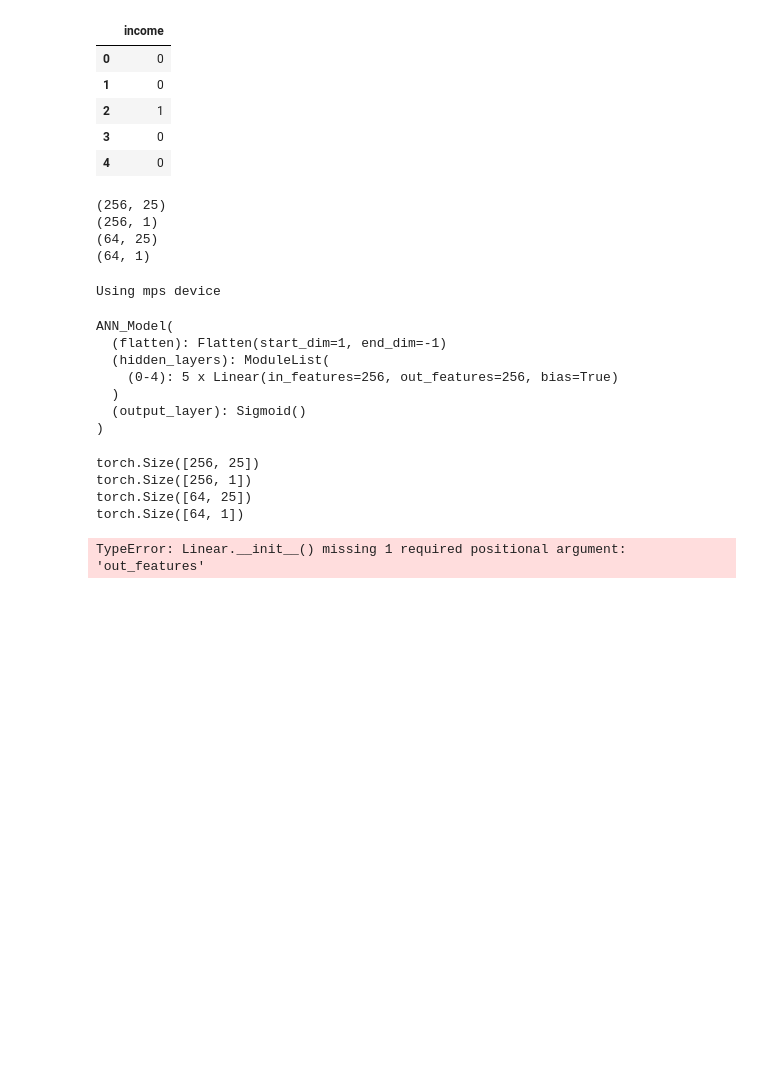
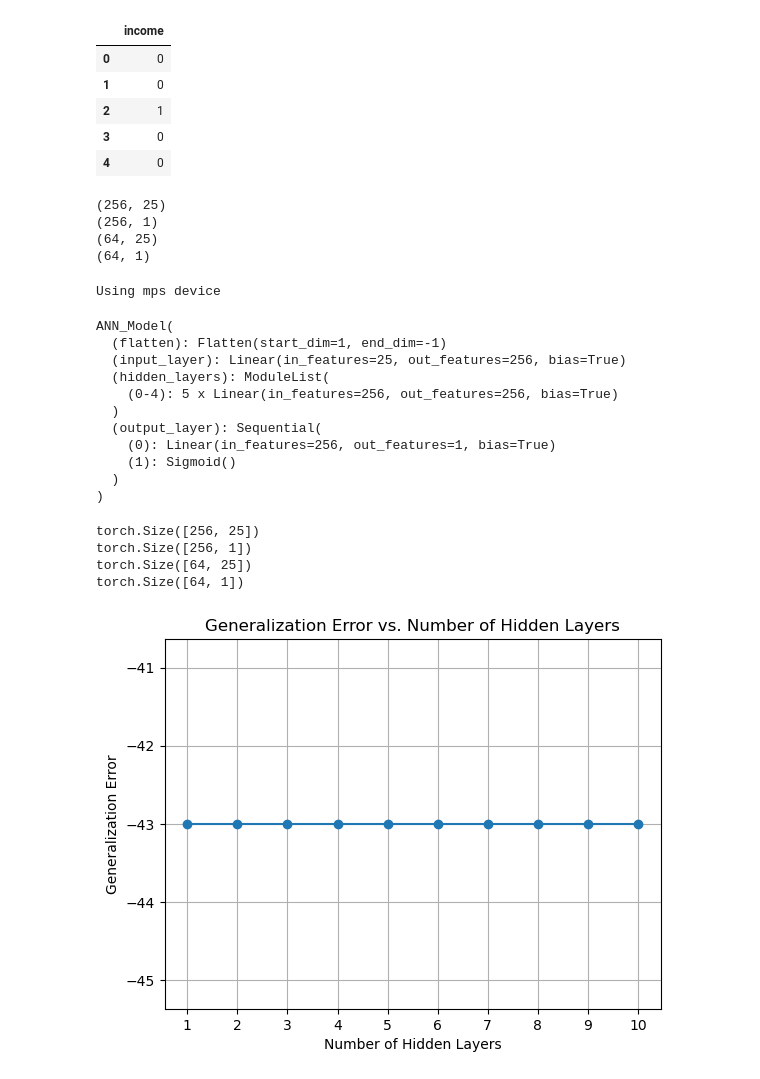
Before and after one commit to jennifer-dtu-2023/02450_project2, a Jupyter notebook: 2023-10-06_james_Regression_ANN/test.ipynb, the cells around one changed output. Drawn from its saved outputs; the diff is of its cells as text; code cells hidden in the pictures; blank space fills up the shorter version.

```diff
--- a/2023-10-06_james_Regression_ANN/test.ipynb
+++ b/2023-10-06_james_Regression_ANN/test.ipynb
@@ -88,11 +91,14 @@ class ANN_Model(nn.Module):
         self.num_hidden_layers = num_hidden_layers
         self.flatten = nn.Flatten()
 
-        self.input_layer = nn.Linear
+        self.input_layer = nn.Linear(self.input_dim, self.hidden_dim)
         self.hidden_layers = nn.ModuleList([
             nn.Linear(self.hidden_dim, self.hidden_dim) for _ in range(self.num_hidden_layers)
         ])
-        self.output_layer = nn.Sigmoid()
+        self.output_layer = nn.Sequential(
+            nn.Linear(self.hidden_dim, 1),
+            nn.Sigmoid()
+        )
 
     def forward(self, x):
         x = self.flatten(x)
@@ -111,10 +117,14 @@ print(model)
 # %% [output]
 ANN_Model(
   (flatten): Flatten(start_dim=1, end_dim=-1)
+  (input_layer): Linear(in_features=25, out_features=256, bias=True)
   (hidden_layers): ModuleList(
     (0-4): 5 x Linear(in_features=256, out_features=256, bias=True)
   )
-  (output_layer): Sigmoid()
+  (output_layer): Sequential(
+    (0): Linear(in_features=256, out_features=1, bias=True)
+    (1): Sigmoid()
+  )
 )
 # %%
 train_Tenx = torch.Tensor(train_x.to_numpy())
@@ -144,20 +154,22 @@ hidden_dim = 64
 
 
 generalization_errors_list = []
-hidden_layers_list = np.arange(1,10)
+hidden_layers_list = np.arange(1, 11)
 
-criterion = nn.CrossEntropyLoss()
+criterion = nn.BCELoss()
 
 for hidden_layers in tqdm(hidden_layers_list):
     fold_errors = []
 
-    model = ANN_Model(input_dim, hidden_dim, hidden_layers).to(device)
+    model = ANN_Model(input_dim, hidden_dim, hidden_layers - 1).to(device)
 
     optimizer = torch.optim.SGD(model.parameters(), lr=0.001)
 
     for epoch in range(num_epochs):
         model.train()
         for data, labels in dataloader_train:
+            data = data.to(device)
+            labels = labels.to(device)
             optimizer.zero_grad()
             outputs = model(data)
             loss = criterion(outputs, labels)
@@ -169,37 +181,39 @@ for hidden_layers in tqdm(hidden_layers_list):
         correct = 0
         total = 0
         for inputs, labels in dataloader_test:
+            inputs = inputs.to(device)
+            labels = labels.to(device)
             outputs = model(inputs)
             _, predicted = torch.max(outputs, 1)
             total += labels.size(0)
             correct += (predicted == labels).sum().item()
         accuracy = correct / total
         fold_errors.append(1 - accuracy)
 
 
     generalization_error = sum(fold_errors) / len(fold_errors)
     generalization_errors_list.append(generalization_error)
 
 
 #best_structure_index = generalization_errors_list.index(min(generalization_errors_list))
 #best_structure = hidden_layer_structures[best_structure_index]
 
 # print the result
 #print("Generalization Errors:")
 #for i, error in enumerate(generalization_errors_list):
 #    print(f"Hidden Layers: {hidden_layer_structures[i]}, Generalization Error: {error:.4f}")
 
 #print("Best Hidden Layer Structure:", best_structure)
 
 
 # plot the diagrams
 #hidden_layer_count = [len(structure) for structure in hidden_layer_structures]
 plt.plot(hidden_layers_list, generalization_errors_list, marker='o')
 plt.xlabel("Number of Hidden Layers")
 plt.ylabel("Generalization Error")
 plt.title("Generalization Error vs. Number of Hidden Layers")
 plt.xticks(hidden_layers_list)
 plt.grid()
 plt.show()
 # %% [output]
-TypeError: Linear.__init__() missing 1 required positional argument: 'out_features'
+[figure, added]
```
Also changed, not shown: parts of 1 cell of this notebook.
